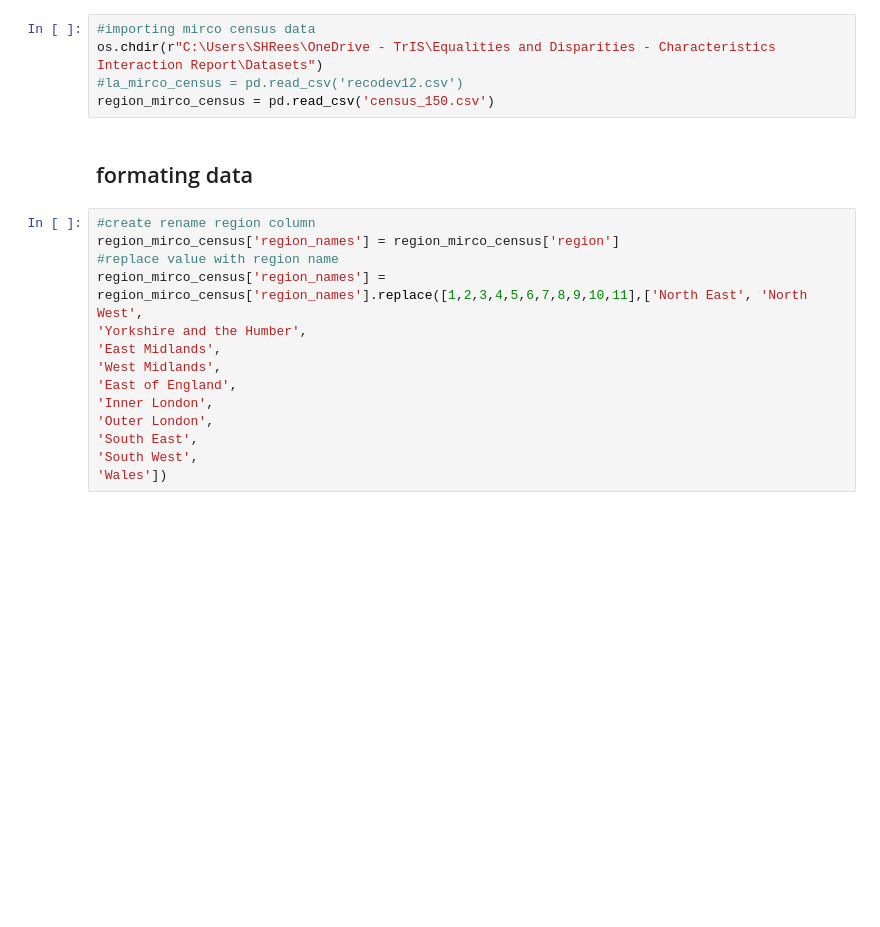
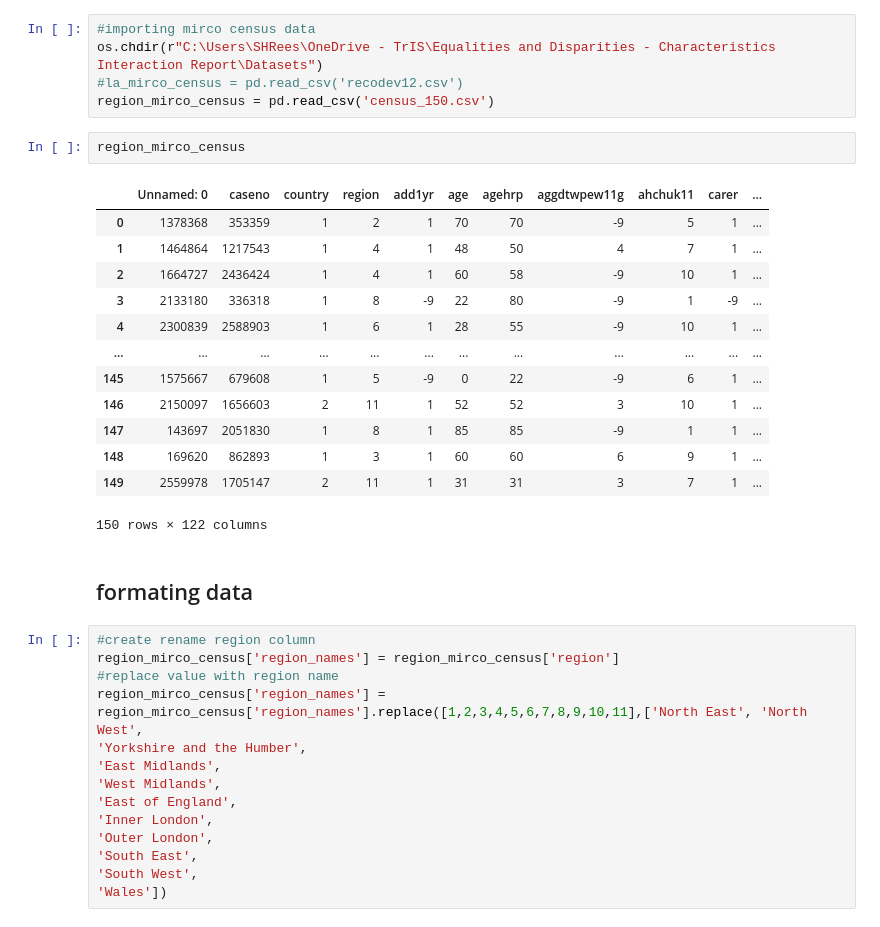
Before and after one commit to SebastianHeslinRees/Dash-2, a Jupyter notebook: dash_mapping_continuous_with_dropdown.ipynb, the cells around one changed output. Cells and saved outputs as stored; diff of their text form; blank space fills up the shorter version.

```diff
--- a/dash_mapping_continuous_with_dropdown.ipynb
+++ b/dash_mapping_continuous_with_dropdown.ipynb
@@ -26,6 +19,22 @@ The dash_html_components package is deprecated. Please replace
 os.chdir(r"C:\Users\SHRees\OneDrive - TrIS\Equalities and Disparities - Characteristics Interaction Report\Datasets")
 #la_mirco_census = pd.read_csv('recodev12.csv')
 region_mirco_census = pd.read_csv('census_150.csv')
+# %%
+region_mirco_census
+# %% [output]
+|  | Unnamed: 0 | caseno | country | region | add1yr | age | agehrp | aggdtwpew11g | ahchuk11 | carer | ... |
+| 0 | 1378368 | 353359 | 1 | 2 | 1 | 70 | 70 | -9 | 5 | 1 | ... |
+| 1 | 1464864 | 1217543 | 1 | 4 | 1 | 48 | 50 | 4 | 7 | 1 | ... |
+| 2 | 1664727 | 2436424 | 1 | 4 | 1 | 60 | 58 | -9 | 10 | 1 | ... |
+| 3 | 2133180 | 336318 | 1 | 8 | -9 | 22 | 80 | -9 | 1 | -9 | ... |
+| 4 | 2300839 | 2588903 | 1 | 6 | 1 | 28 | 55 | -9 | 10 | 1 | ... |
+| ... | ... | ... | ... | ... | ... | ... | ... | ... | ... | ... | ... |
+| 145 | 1575667 | 679608 | 1 | 5 | -9 | 0 | 22 | -9 | 6 | 1 | ... |
+| 146 | 2150097 | 1656603 | 2 | 11 | 1 | 52 | 52 | 3 | 10 | 1 | ... |
+| 147 | 143697 | 2051830 | 1 | 8 | 1 | 85 | 85 | -9 | 1 | 1 | ... |
+| 148 | 169620 | 862893 | 1 | 3 | 1 | 60 | 60 | 6 | 9 | 1 | ... |
+| 149 | 2559978 | 1705147 | 2 | 11 | 1 | 31 | 31 | 3 | 7 | 1 | ... |
+150 rows × 122 columns
 # %% [markdown]
 ## formating data
 # %%
```
Also changed, not shown: parts of 4 cells of this notebook, 2 other files.
